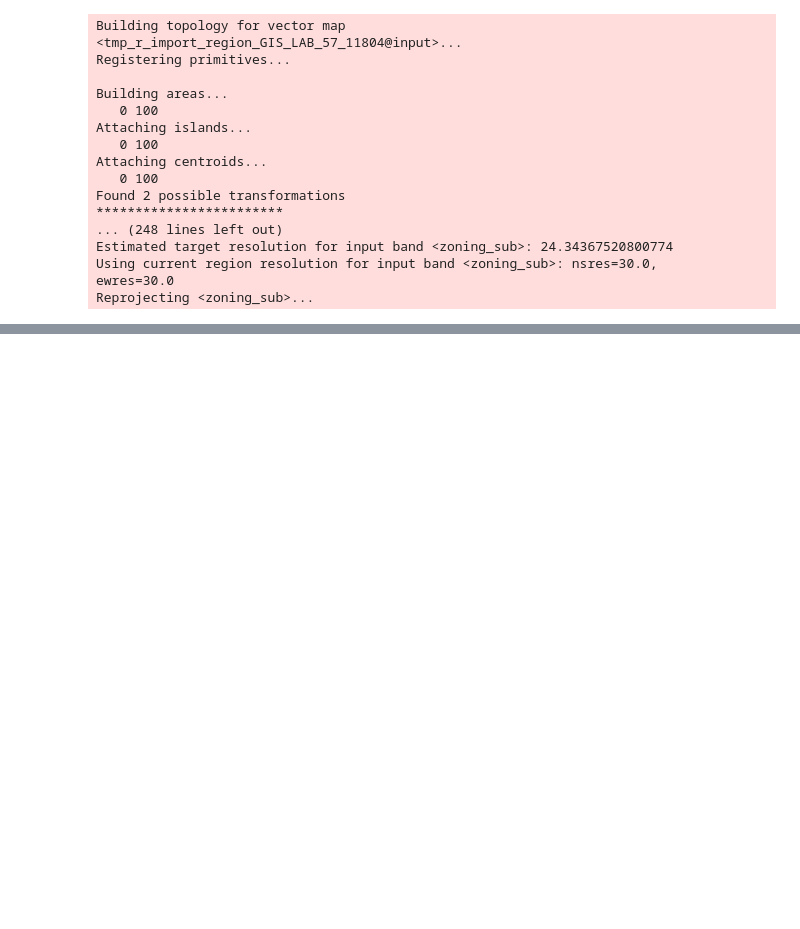
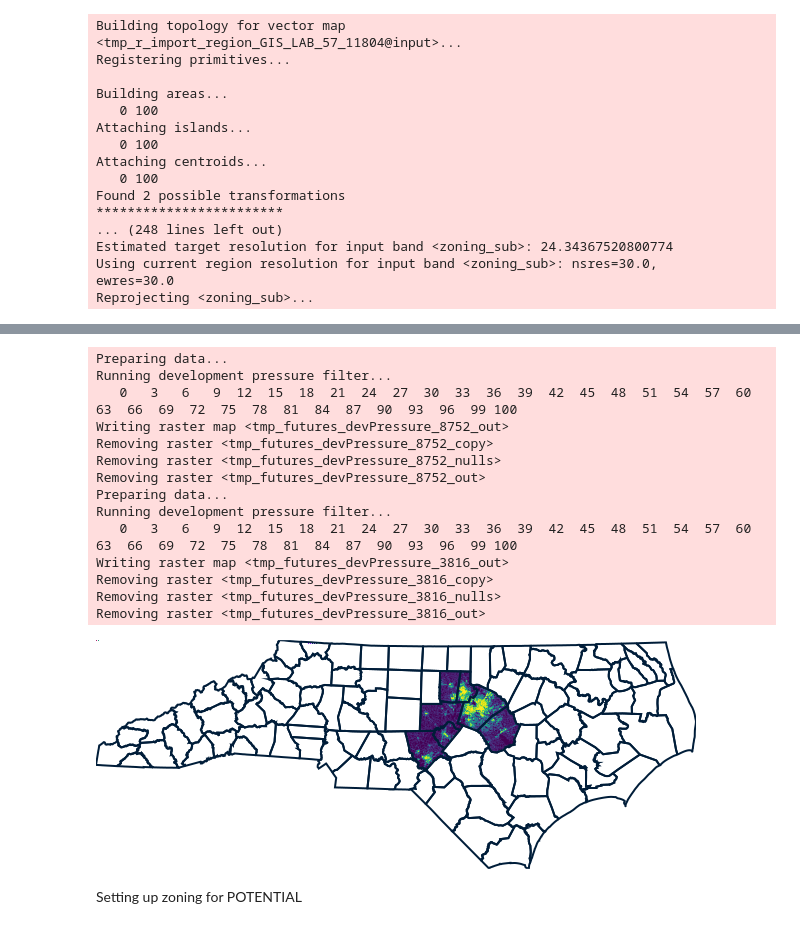
Before and after one commit to malawrim/FUTURES_zoning_prelim, a Jupyter notebook: FUTURES.ipynb, the cells around one changed output, grey strips where cells are left out. Cells and saved outputs as stored; diff of their text form; code cells hidden in the pictures; blank space fills up the shorter version.

```diff
--- a/FUTURES.ipynb
+++ b/FUTURES.ipynb
@@ -103,0 +315,25 @@ Reprojecting <zoning_sub>...
+# %%
+gs.mapcalc('urban_2001_nonull = if(isnull(urban_2001), 0, urban_2001)')
+gs.mapcalc('urban_2021_nonull = if(isnull(urban_2021), 0, urban_2021)')
+#TODO check these values
+!r.futures.devpressure -n input=urban_2001_nonull output=devpressure_30_05_01_2001 method=gravity size=30 gamma=0.5 scaling_factor=0.1
+!r.futures.devpressure -n input=urban_2021_nonull output=devpressure_30_05_01_2021 method=gravity size=30 gamma=0.5 scaling_factor=0.1
+show('devpressure_30_05_01_2021')
+# %% [output]
+Preparing data...
+Running development pressure filter...
+   0   3   6   9  12  15  18  21  24  27  30  33  36  39  42  45  48  51  54  57  60  63  66  69  72  75  78  81  84  87  90  93  96  99 100
+Writing raster map <tmp_futures_devPressure_8752_out>
+Removing raster <tmp_futures_devPressure_8752_copy>
+Removing raster <tmp_futures_devPressure_8752_nulls>
+Removing raster <tmp_futures_devPressure_8752_out>
+Preparing data...
+Running development pressure filter...
+   0   3   6   9  12  15  18  21  24  27  30  33  36  39  42  45  48  51  54  57  60  63  66  69  72  75  78  81  84  87  90  93  96  99 100
+Writing raster map <tmp_futures_devPressure_3816_out>
+Removing raster <tmp_futures_devPressure_3816_copy>
+Removing raster <tmp_futures_devPressure_3816_nulls>
+Removing raster <tmp_futures_devPressure_3816_out>
+[figure, added]
+# %% [markdown]
+Setting up zoning for POTENTIAL
```
Also changed, not shown: parts of 63 cells of this notebook, 6 other files.
